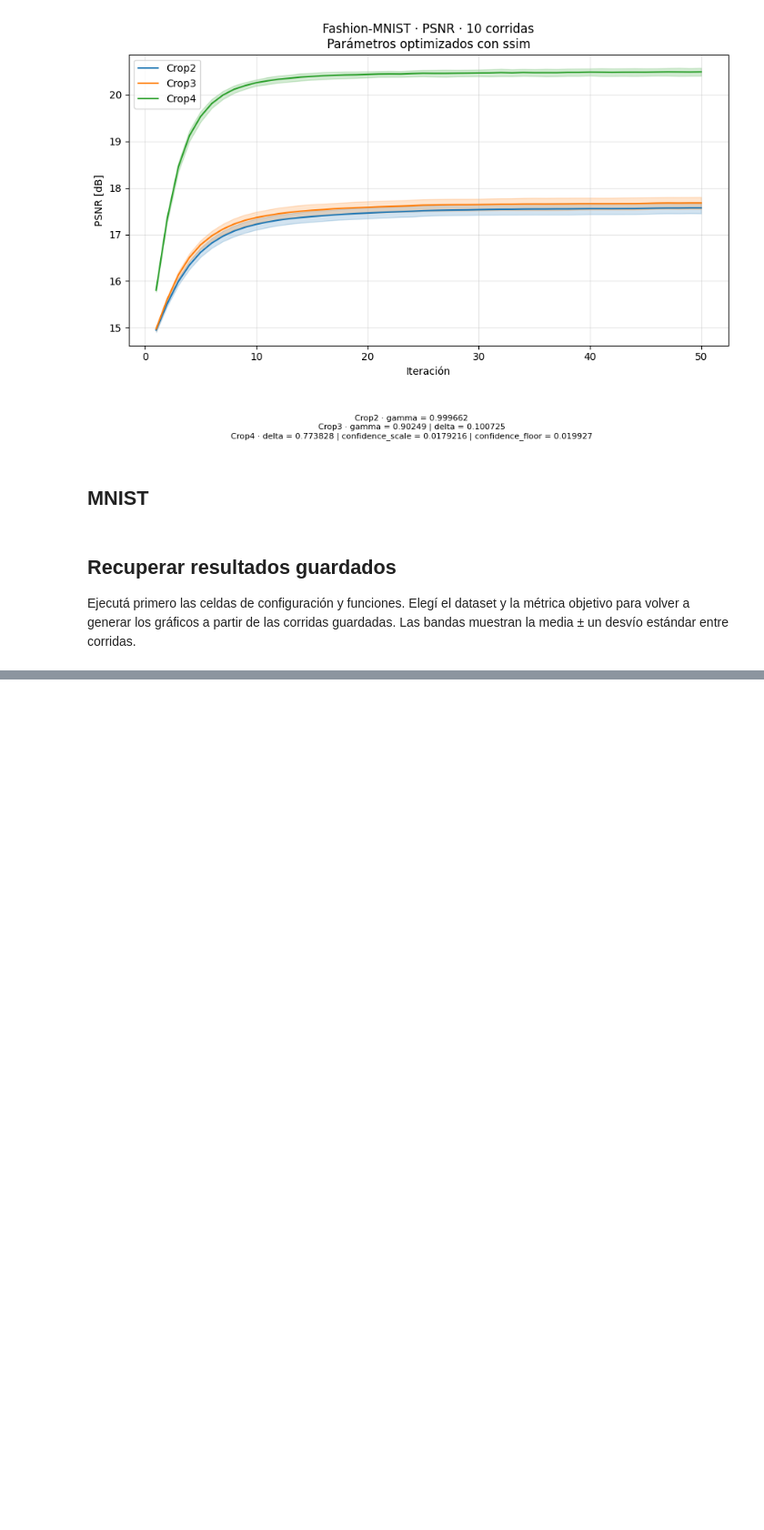
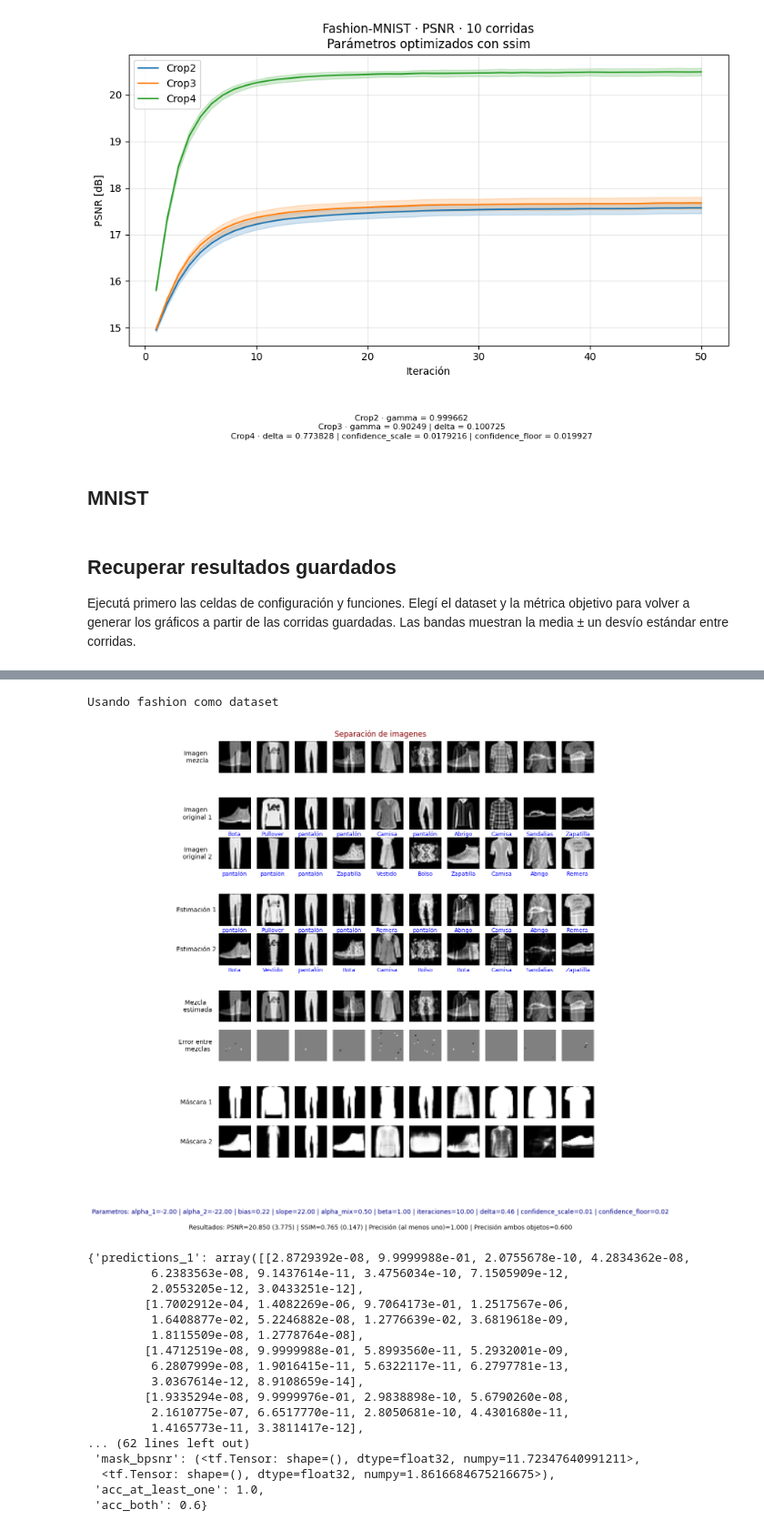
Before and after one commit to SantiagoGalan/CROP_1, a Jupyter notebook: project/definitive_experiments/definitive_optimization_crop4.ipynb, the cells around one changed output, grey strips where cells are left out. Shown at 91% size. Drawn from its saved outputs; the diff is of its cells as text; code cells hidden in the pictures; blank space fills up the shorter version.

```diff
--- a/project/definitive_experiments/definitive_optimization_crop4.ipynb
+++ b/project/definitive_experiments/definitive_optimization_crop4.ipynb
@@ -82,7 +82,7 @@ def sample_training_batch(data):
     return x0[idx0], x1[idx1], y0[idx0], y1[idx1]
 
 
-def evaluate(inputs, batch, tuned_params, seed, iterations, *, curves=False):
+def evaluate(inputs, batch, tuned_params, seed, iterations, *, curves=False, show_image=False):
     import tensorflow as tf
 
     data, cvae, predictor, model_class = inputs
@@ -93,7 +93,7 @@ def evaluate(inputs, batch, tuned_params, seed, iterations, *, curves=False):
         params={**FIXED_PARAMS, **tuned_params},
         iterations=iterations,
         labels=data["labels"],
-        show_image=False,
+        show_image=show_image,
         show_metrics=False,
         save_all_curves=curves,
     )
@@ -454,0 +459,33 @@ plot_comparison(dataset, objective_metric, config, curves)
+# %%
+visual_dataset, visual_objective = "fashion", "acc_both"
+
+visual_study = load_study(RESULTS_DIR, visual_dataset, visual_objective, "Crop4")
+visual_inputs = load_inputs(visual_dataset)
+visual_data = visual_inputs[0]
+visual_batch = (
+    visual_data["x_test"][:10], visual_data["x_test_1"][:10],
+    visual_data["y_test"][:10], visual_data["y_test_1"][:10],
+)
+
+#print(f"{DATASETS[visual_dataset]} · Crop4 · {visual_objective} · {visual_study.best_params}")
+evaluate(visual_inputs, visual_batch, visual_study.best_params, SEED, 50, show_image=True)
+# %% [output]
+Usando fashion como dataset
+[figure, added]
+{'predictions_1': array([[2.8729392e-08, 9.9999988e-01, 2.0755678e-10, 4.2834362e-08,
+         6.2383563e-08, 9.1437614e-11, 3.4756034e-10, 7.1505909e-12,
+         2.0553205e-12, 3.0433251e-12],
+        [1.7002912e-04, 1.4082269e-06, 9.7064173e-01, 1.2517567e-06,
+         1.6408877e-02, 5.2246882e-08, 1.2776639e-02, 3.6819618e-09,
+         1.8115509e-08, 1.2778764e-08],
+        [1.4712519e-08, 9.9999988e-01, 5.8993560e-11, 5.2932001e-09,
+         6.2807999e-08, 1.9016415e-11, 5.6322117e-11, 6.2797781e-13,
+         3.0367614e-12, 8.9108659e-14],
+        [1.9335294e-08, 9.9999976e-01, 2.9838898e-10, 5.6790260e-08,
+         2.1610775e-07, 6.6517770e-11, 2.8050681e-10, 4.4301680e-11,
+         1.4165773e-11, 3.3811417e-12],
+... (62 lines left out)
+ 'mask_bpsnr': (<tf.Tensor: shape=(), dtype=float32, numpy=11.72347640991211>,
+  <tf.Tensor: shape=(), dtype=float32, numpy=1.8616684675216675>),
+ 'acc_at_least_one': 1.0,
+ 'acc_both': 0.6}
```
Also changed, not shown: parts of 1 cell of this notebook, 2 other files.
